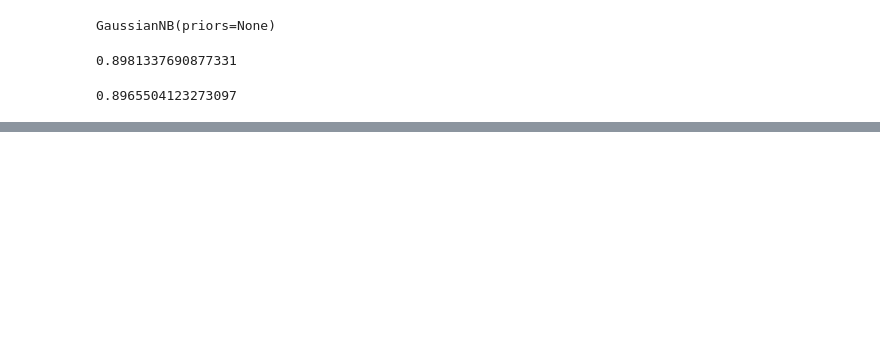
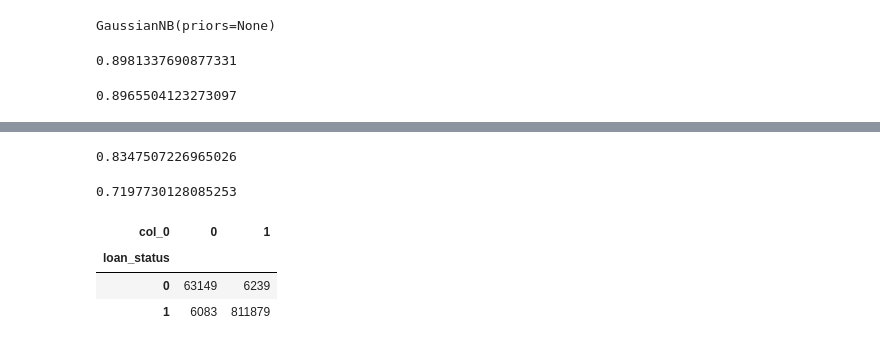
Before and after one commit to muskanuprety/Machine-Learning-Models, a Jupyter notebook: Project 1.ipynb, the cells around one changed output, grey strips where cells are left out. Cells and saved outputs as stored; diff of their text form; code cells hidden in the pictures; blank space fills up the shorter version.

```diff
--- a/Project 1.ipynb
+++ b/Project 1.ipynb
@@ -350,0 +428,15 @@ cross_val_score(model3, features, data['loan_status']).mean()
+# %%
+cross_val_score(model, final_test, test['loan_status']).mean()
+# %% [output]
+0.8347507226965026
+# %%
+accuracy_score(test['loan_status'], yfit_test)
+# %% [output]
+0.7197730128085253
+# %%
+cm = pd.crosstab(data['loan_status'], yfit)
+# %% [output]
+| col_0 | 0 | 1 |
+| loan_status |  |  |
+| 0 | 63149 | 6239 |
+| 1 | 6083 | 811879 |
```
Also changed, not shown: parts of 19 cells of this notebook.
